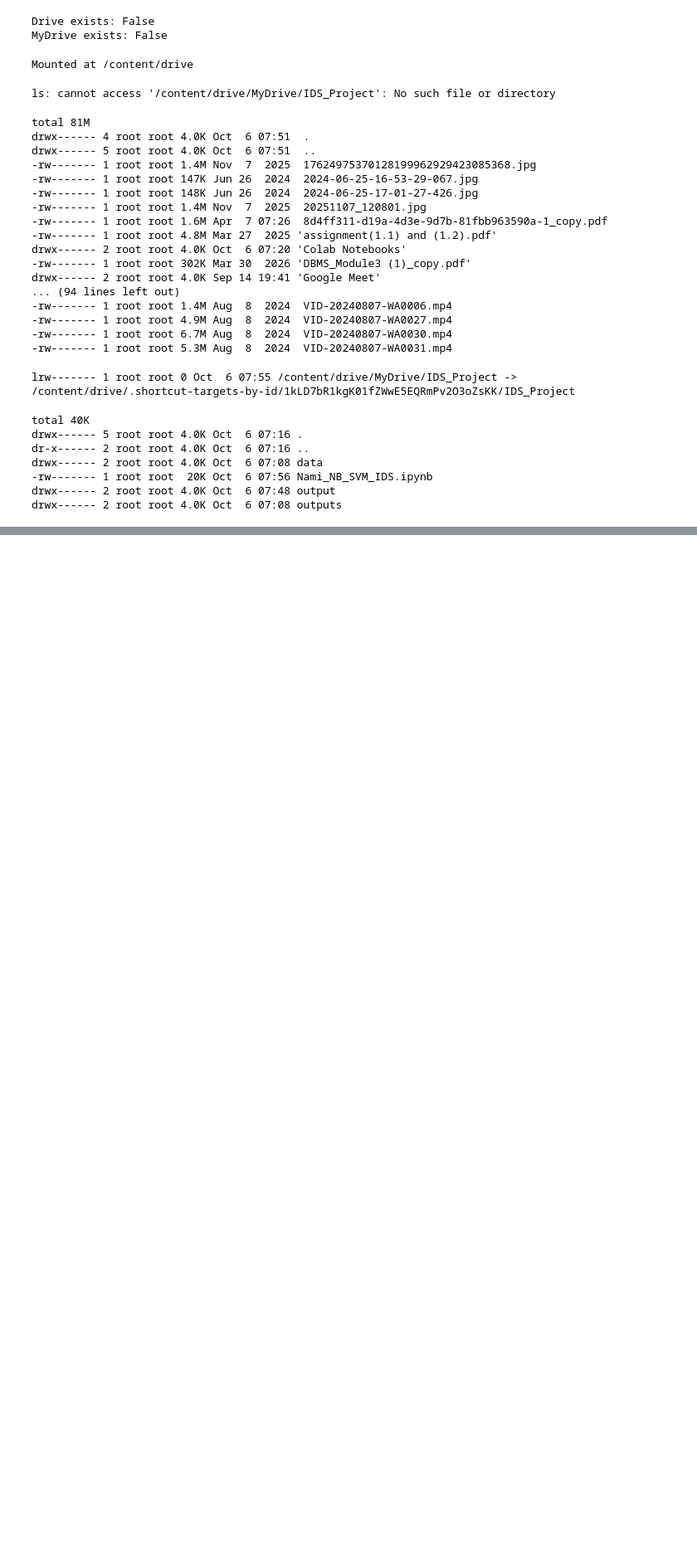
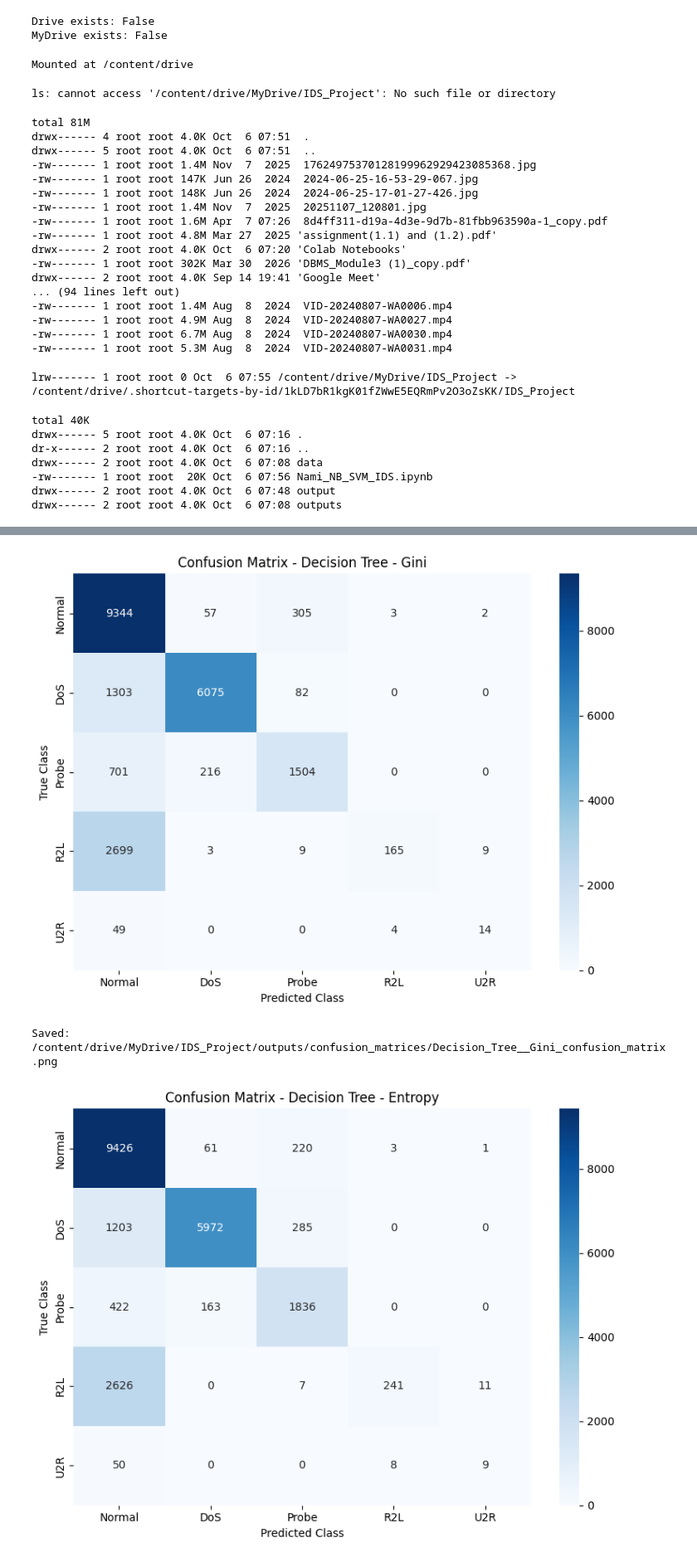
Before and after one commit to Namita-12/NSL-KDD-IDS, a Jupyter notebook: notebooks/Nami_NB_SVM_IDS.ipynb, the cells around one changed output, grey strips where cells are left out. Shown at 83% size. Saved outputs shown, nothing was run; the diff lists cells and outputs as text; code cells hidden in the pictures; blank space fills up the shorter version.

```diff
--- a/notebooks/Nami_NB_SVM_IDS.ipynb
+++ b/notebooks/Nami_NB_SVM_IDS.ipynb
@@ -117,0 +1465,54 @@ drwx------ 2 root root 4.0K Oct  6 07:08 outputs
+# %%
+import os
+import matplotlib.pyplot as plt
+import seaborn as sns
+from sklearn.metrics import confusion_matrix
+
+figures_dir = "/content/drive/MyDrive/IDS_Project/outputs/confusion_matrices"
+os.makedirs(figures_dir, exist_ok=True)
+
+for name, predictions in test_predictions.items():
+
+    cm = confusion_matrix(
+        y_test,
+        predictions,
+        labels=range(len(class_names))
+    )
+
+    plt.figure(figsize=(8, 6))
+
+    sns.heatmap(
+        cm,
+        annot=True,
+        fmt="d",
+        cmap="Blues",
+        xticklabels=class_names,
+        yticklabels=class_names
+    )
+
+    plt.title(f"Confusion Matrix - {name}")
+    plt.xlabel("Predicted Class")
+    plt.ylabel("True Class")
+    plt.tight_layout()
+
+    safe_name = name.replace(" ", "_").replace("-", "").replace("/", "_")
+
+    save_path = os.path.join(
+        figures_dir,
+        f"{safe_name}_confusion_matrix.png"
+    )
+
+    plt.savefig(
+        save_path,
+        dpi=300,
+        bbox_inches="tight"
+    )
+
+    plt.show()
+    plt.close()
+
+    print(f"Saved: {save_path}")
+# %% [output]
+[figure, added]
+Saved: /content/drive/MyDrive/IDS_Project/outputs/confusion_matrices/Decision_Tree__Gini_confusion_matrix.png
+[figure, added]
```
Also changed, not shown: parts of 86 cells of this notebook.
